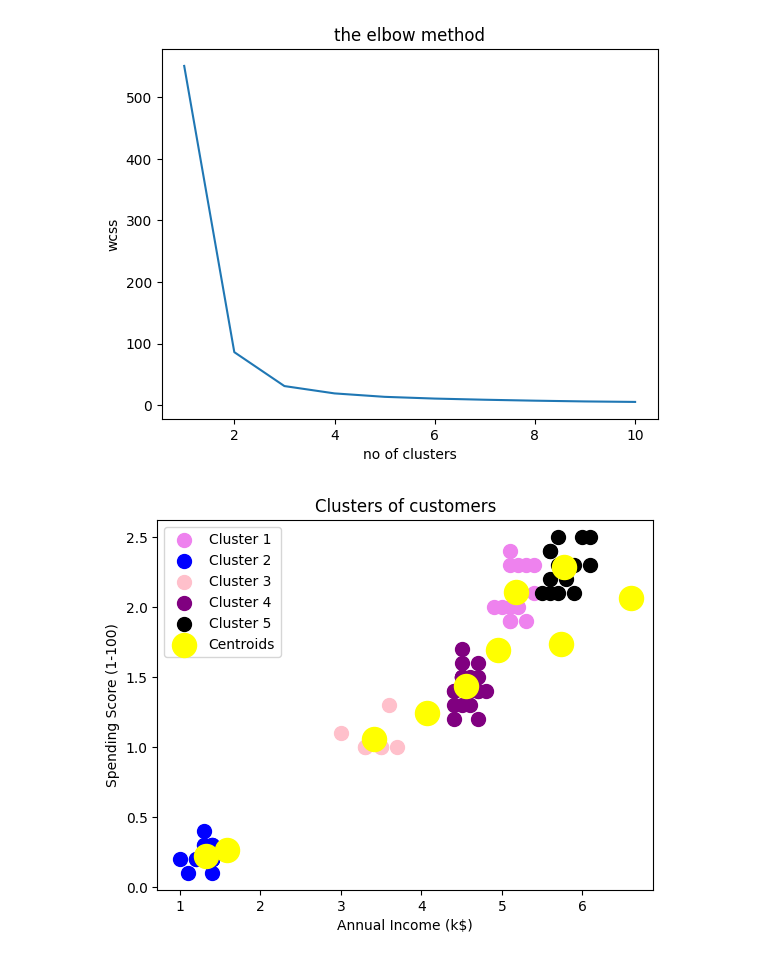
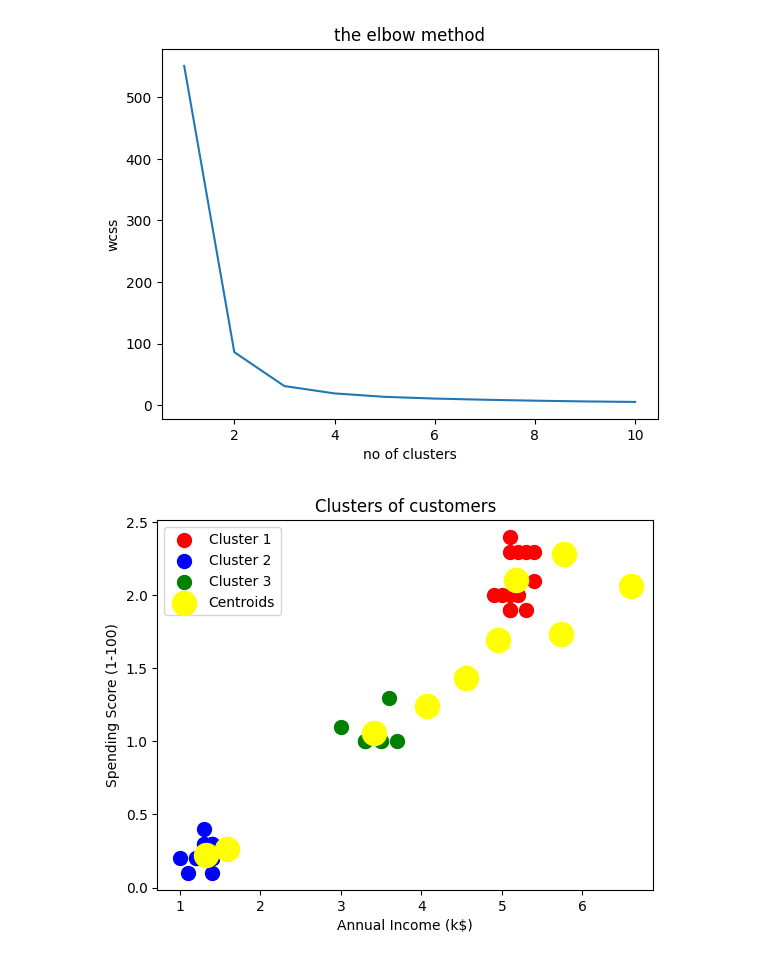
Before and after one commit to subha1625/Machine-Learning, a Jupyter notebook: kmeans_iris.ipynb, the cells around one changed output. Cells and saved outputs as stored; diff of their text form; code cells hidden in the pictures.

```diff
--- a/kmeans_iris.ipynb
+++ b/kmeans_iris.ipynb
@@ -80,16 +80,15 @@ plt.show()
 kmeansmodel=KMeans(n_clusters=i,init='k-means++',random_state=0)
 y_kmeans=kmeansmodel.fit_predict(x)
 # %%
-plt.scatter(x[y_kmeans == 0, 0], x[y_kmeans == 0, 1], s = 100, c = 'violet', label = 'Cluster 1')
+plt.scatter(x[y_kmeans == 0, 0], x[y_kmeans == 0, 1], s = 100, c = 'red', label = 'Cluster 1')
 plt.scatter(x[y_kmeans == 1, 0], x[y_kmeans == 1, 1], s = 100, c = 'blue', label = 'Cluster 2')
-plt.scatter(x[y_kmeans == 2, 0], x[y_kmeans == 2, 1], s = 100, c = 'pink', label = 'Cluster 3')
-plt.scatter(x[y_kmeans == 3, 0], x[y_kmeans == 3, 1], s = 100, c = 'purple', label = 'Cluster 4')
-plt.scatter(x[y_kmeans == 4, 0], x[y_kmeans == 4, 1], s = 100, c = 'black', label = 'Cluster 5')
+plt.scatter(x[y_kmeans == 2, 0], x[y_kmeans == 2, 1], s = 100, c = 'green', label = 'Cluster 3')
+
 plt.scatter(kmeans.cluster_centers_[:, 0], kmeans.cluster_centers_[:, 1], s = 300, c = 'yellow', label = 'Centroids')
 plt.title('Clusters of customers')
 plt.xlabel('Annual Income (k$)')
 plt.ylabel('Spending Score (1-100)')
 plt.legend()
 plt.show()
 # %% [output]
-[figure, old version]
+[figure, new version]
```
